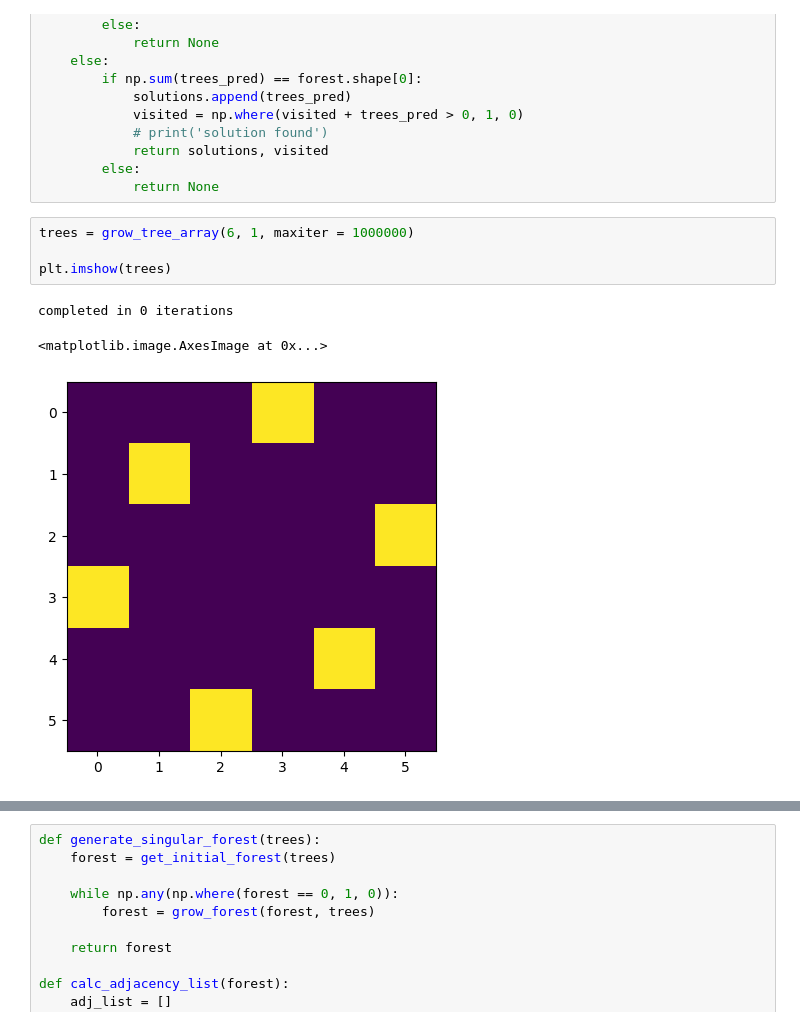
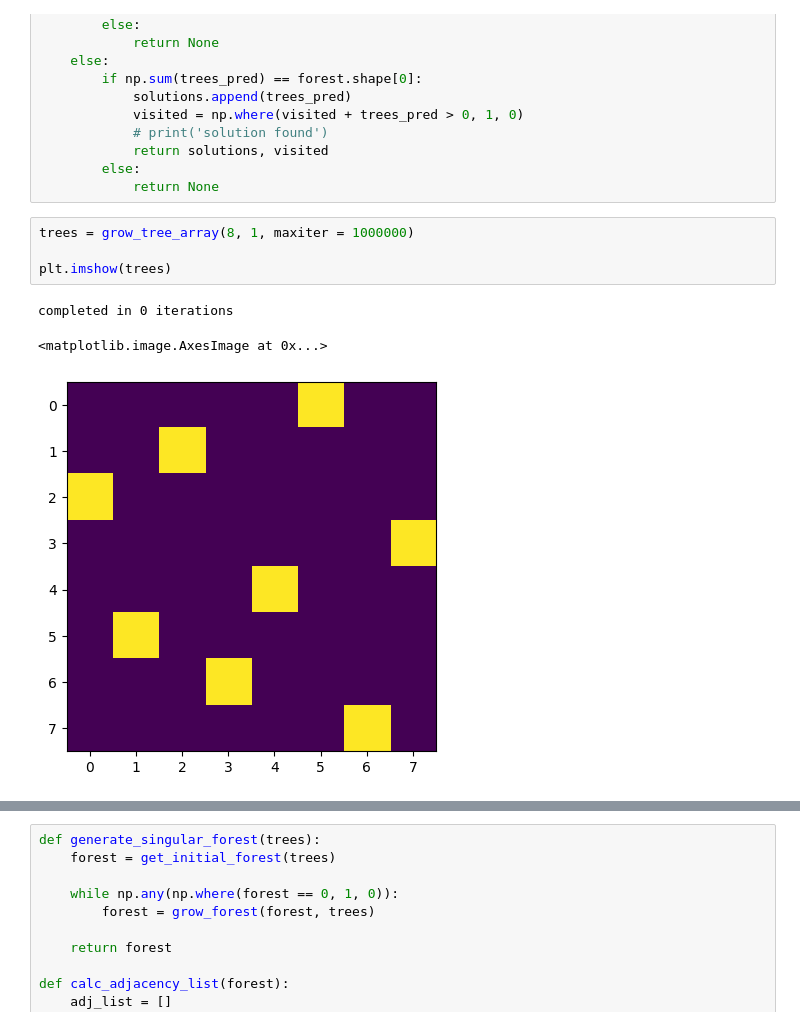
Before and after one commit to trevor-chan/n-trees, a Jupyter notebook: generator.ipynb, the cells around one changed output, grey strips where cells are left out. Cells and saved outputs as stored; diff of their text form.

```diff
--- a/generator.ipynb
+++ b/generator.ipynb
@@ -233,13 +235,13 @@ def place_tree(forest, visited=None, trees_pred=None, solutions=None):
         else:
             return None
 # %%
-trees = grow_tree_array(6, 1, maxiter = 1000000)
+trees = grow_tree_array(8, 1, maxiter = 1000000)
 
 plt.imshow(trees)
 # %% [output]
 completed in 0 iterations
 <matplotlib.image.AxesImage at 0x...>
-[figure, old version]
+[figure, new version]
 # %%
 start = time.time()
 singular_forest = generate_singular_forest(trees)
```
Also changed, not shown: parts of 16 cells of this notebook.
